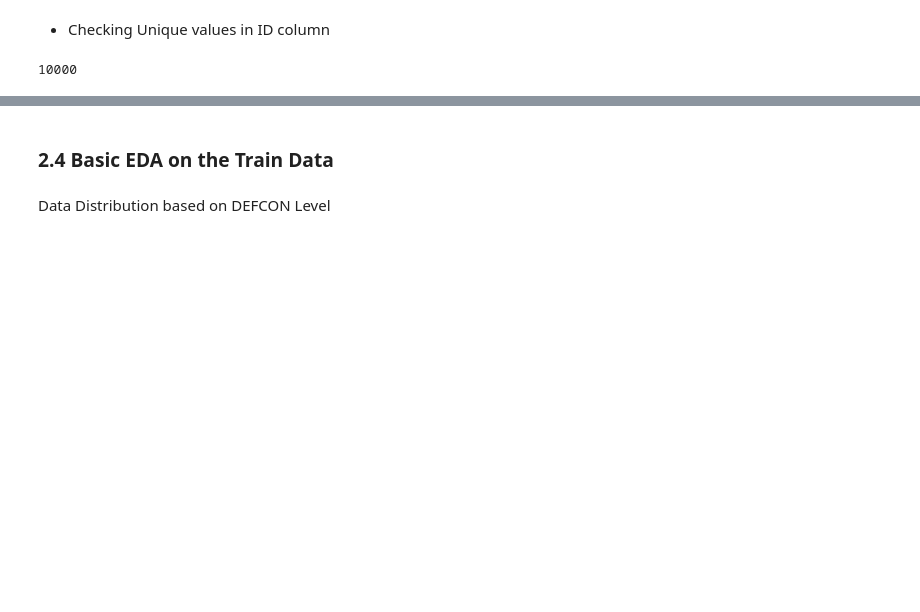
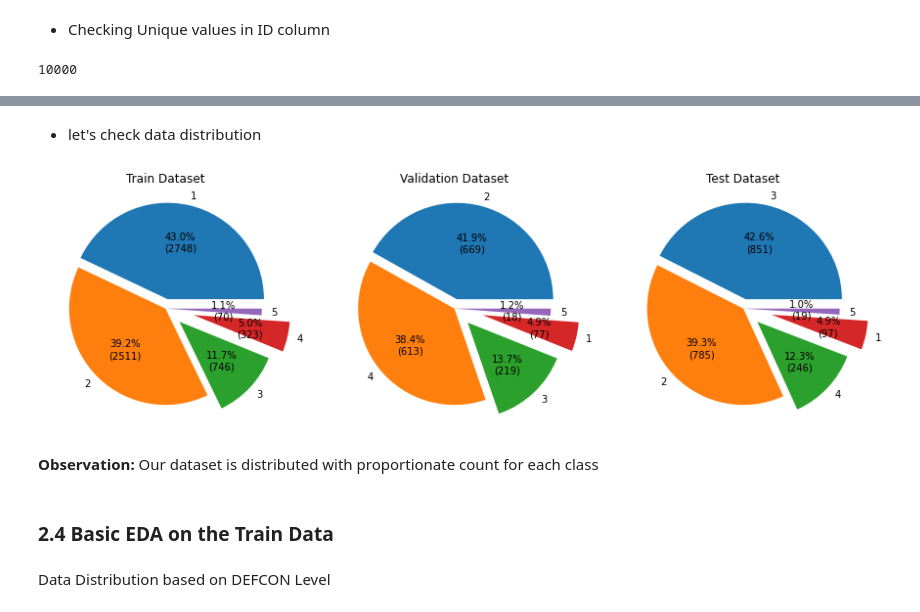
Before and after one commit to Archandra12/Deeplearning-Project, a Jupyter notebook: DEFCON_WIP.ipynb, the cells around one changed output, grey strips where cells are left out. Cells and saved outputs as stored; diff of their text form; code cells hidden in the pictures; blank space fills up the shorter version.

```diff
--- a/DEFCON_WIP.ipynb
+++ b/DEFCON_WIP.ipynb
@@ -222,3 +220,27 @@ train_dataset.shape, test_dataset.shape
+# %% [markdown]
+- let's check data distribution
+# %%
+ig, axis = plt.subplots(1, 3, figsize=(15,15))
+#ig = plt.figure(figsize =(15, 10))
+
+explode = (0.1, 0.0, 0.2, 0.3, 0.0)
+
+data = train_dataset['DEFCON_Level'].value_counts()
+axis[0].pie(data, labels=train_dataset['DEFCON_Level'].unique(), autopct = lambda pct: func(pct, data), explode=explode)
+
+data = val_dataset['DEFCON_Level'].value_counts()
+axis[1].pie(data, labels=val_dataset['DEFCON_Level'].unique(), autopct = lambda pct: func(pct, data), explode=explode)
+
+data = test_dataset['DEFCON_Level'].value_counts()
+axis[2].pie(data, labels=test_dataset['DEFCON_Level'].unique(), autopct = lambda pct: func(pct, data), explode=explode)
+axis[0].title.set_text('Train Dataset')
+axis[1].title.set_text('Validation Dataset')
+axis[2].title.set_text('Test Dataset')
+plt.show()
+# %% [output]
+[figure, added]
+# %% [markdown]
+__Observation:__ Our dataset is distributed with proportionate count for each class
 # %% [markdown]
 <a id=section204></a>
 ### 2.4 Basic EDA on the Train Data
```
Also changed, not shown: parts of 25 cells of this notebook.
